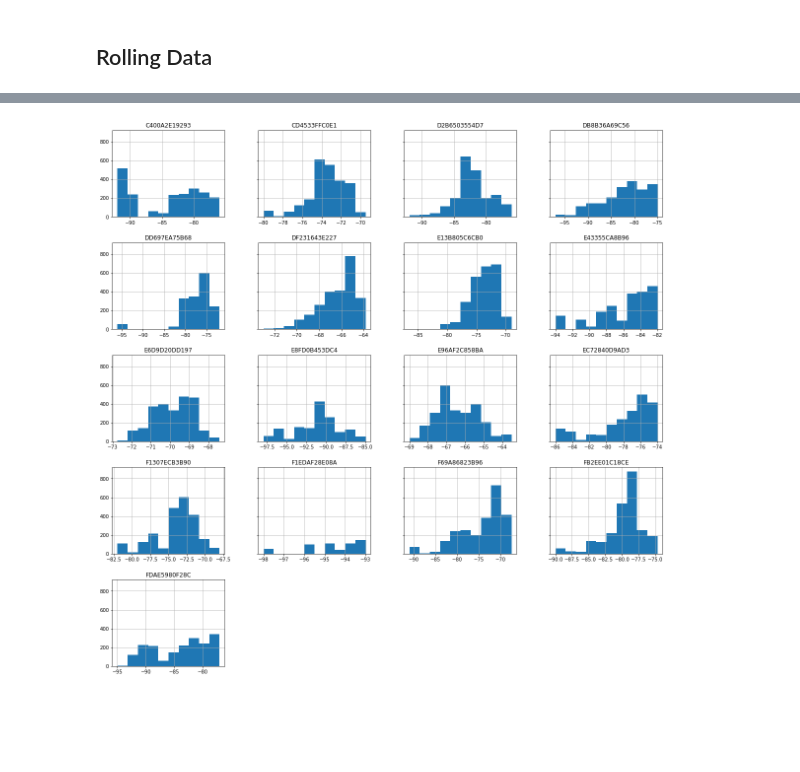
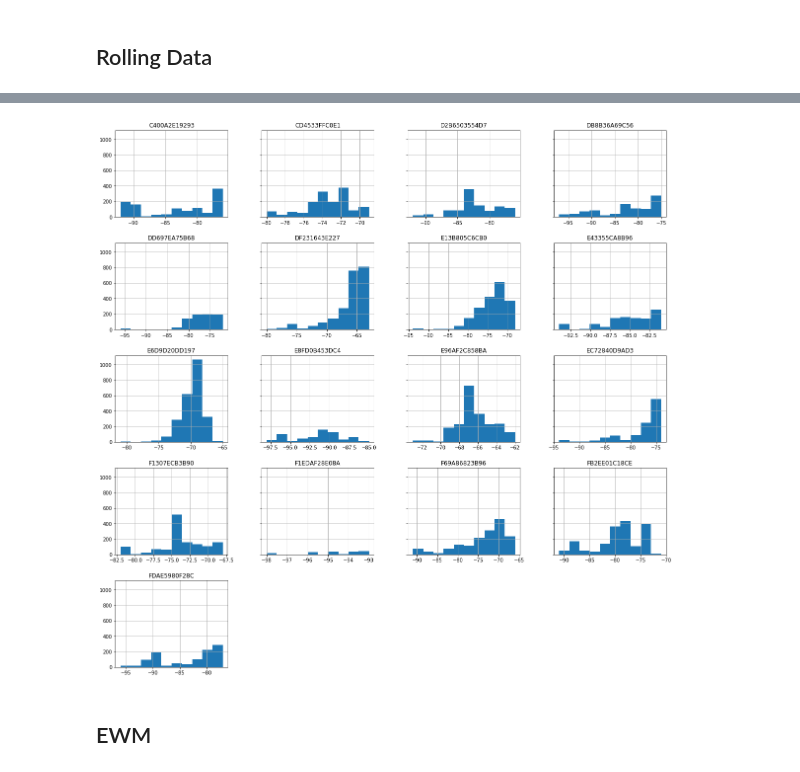
Before and after one commit to ChinHuan/blelocalization, a Jupyter notebook: Working Directory/Data Exploration.ipynb, the cells around one changed output, grey strips where cells are left out. Cells and saved outputs as stored; diff of their text form; code cells hidden in the pictures; blank space fills up the shorter version.

```diff
--- a/Working Directory/Data Exploration.ipynb
+++ b/Working Directory/Data Exploration.ipynb
@@ -82,0 +13,3 @@ toCoor = pinDataMap.to_dict()
+# %%
+pin = read_pin("../Data/pin.csv")
+data = read_data("../Data/rssi3.csv")
@@ -241,10 +183,10 @@ plt.plot(np.arange(17), m)
 # %% [markdown]
 ## Rolling Data
 # %%
-B1.set_index("time", inplace=True)
+data.set_index("time", inplace=True)
 # %%
-B1_rolled = B1.groupby("location").rolling(50, min_periods=1).mean().reset_index()
-B1_rolled
+data_rolled = data.groupby("location").rolling(15, min_periods=1).mean().reset_index()
+data_rolled
 # %% [output]
 |  | location | time | C400A2E19293 | CD4533FFC0E1 | D2B6503554D7 | DB8B36A69C56 | DD697EA75B68 | DF231643E227 | ... |
 | 0 | V1_12 | 2019-12-02 01:30:01.374 | NaN | -66.0 | NaN | NaN | NaN | NaN | ... |
@@ -335,5 +280,7 @@ loc_scanner("V1_23", "E96AF2C858BA")
 # %%
-B1_rolled[B1_rolled['location'] == "V1_23"].hist(figsize=(20,20), sharey=True)
+data_rolled[data_rolled['location'] == "V1_23"].hist(figsize=(20,20), sharey=True)
 plt.show()
 # %% [output]
-[figure, old version]
+[figure, new version]
+# %% [markdown]
+## EWM
```
Also changed, not shown: parts of 41 cells of this notebook, 2 other files.
